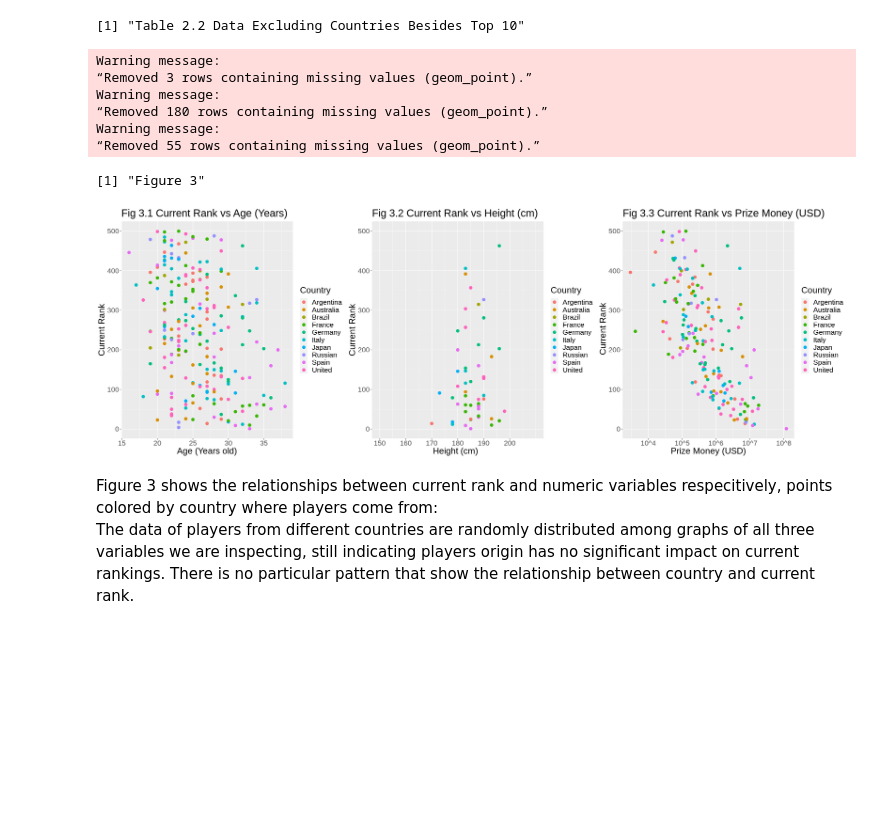
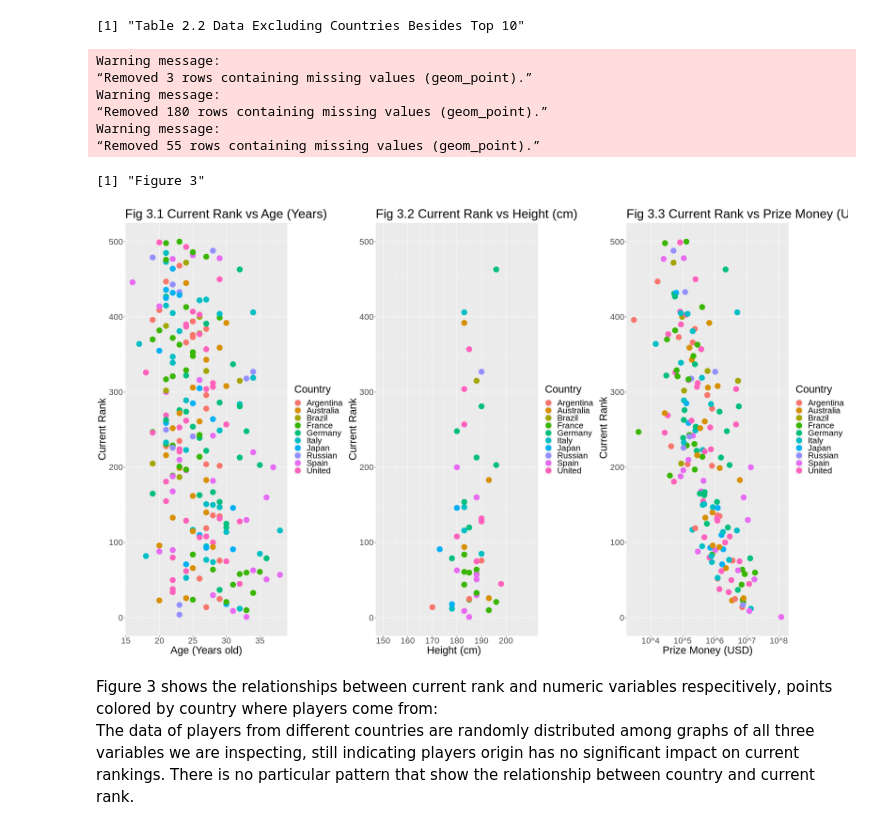
Before and after one commit to tarauboviccc/DSCI100_105_group_project, a Jupyter notebook: final_report.ipynb, the cells around one changed output. Drawn from its saved outputs; the diff is of its cells as text; code cells hidden in the pictures; blank space fills up the shorter version.

```diff
--- a/final_report.ipynb
+++ b/final_report.ipynb
@@ -364,52 +360,52 @@ A tibble: 232 × 7
 [1] "Table 2.2 Data Excluding Countries Besides Top 10"
 # %%
 ### color and label shape by Country
-
+options(repr.plot.height = 15, repr.plot.width = 25)
 age_vs_rank_country <- country_data|>
                         filter(Country != "NA")|>
                         ggplot( aes(x = Age,
                                 y = Current.Rank,
                                 color = Country)) +
-  geom_point(alpha = 1, size = 3) +
+  geom_point(alpha = 1, size = 6) +
   labs(x = "Age (Years old)", y = "Current Rank") +
   ggtitle("Fig 3.1 Current Rank vs Age (Years)") +
-  theme(text = element_text(size = 20))
+  theme(text = element_text(size = 25))
 
 
 height_vs_rank_country <- country_data|>
                             filter(Country != "NA")|>
                             ggplot(aes(x = Height,
                                            y = Current.Rank,
                                            color = Country)) +
-  geom_point(alpha = 1, size = 3) +
+  geom_point(alpha = 1, size = 6) +
   labs(x = "Height (cm)  ", y = "Current Rank") +
   ggtitle("Fig 3.2 Current Rank vs Height (cm)") +
-  theme(text = element_text(size = 20)) +
+  theme(text = element_text(size = 25)) +
   scale_x_continuous(limits = c(150, 210), breaks = seq(150, 200, by = 10))
 
 prize_vs_rank_country <- country_data|>
                             filter(Country != "NA")|>
                             ggplot(aes(x = Prize.Money,
                                           y = Current.Rank,
                                           color = Country)) +
   geom_point(alpha = 1,
-             size = 3,) +
+             size = 6,) +
   labs(x = "Prize Money (USD)", y = " Current Rank") +
   ggtitle("Fig 3.3 Current Rank vs Prize Money (USD)") +
   scale_x_log10(labels = function(x) sprintf("10^%d", log10(x)), breaks = c(1e3, 1e4, 1e5, 1e6, 1e7, 1e8)) +
-  theme(text = element_text(size = 20))
+  theme(text = element_text(size = 25))
 
 grid.arrange(age_vs_rank_country,height_vs_rank_country,prize_vs_rank_country, ncol = 3)
 paste("Figure 3")
 # %% [output]
 Warning message:
 “Removed 3 rows containing missing values (geom_point).”
 Warning message:
 “Removed 180 rows containing missing values (geom_point).”
 Warning message:
 “Removed 55 rows containing missing values (geom_point).”
 [1] "Figure 3"
-[figure, old version]
+[figure, new version]
 # %% [markdown]
 Figure 3 shows the relationships between current rank and numeric variables respecitively, points colored by country where players come from:
 <br>
```
Also changed, not shown: parts of 10 cells of this notebook.
